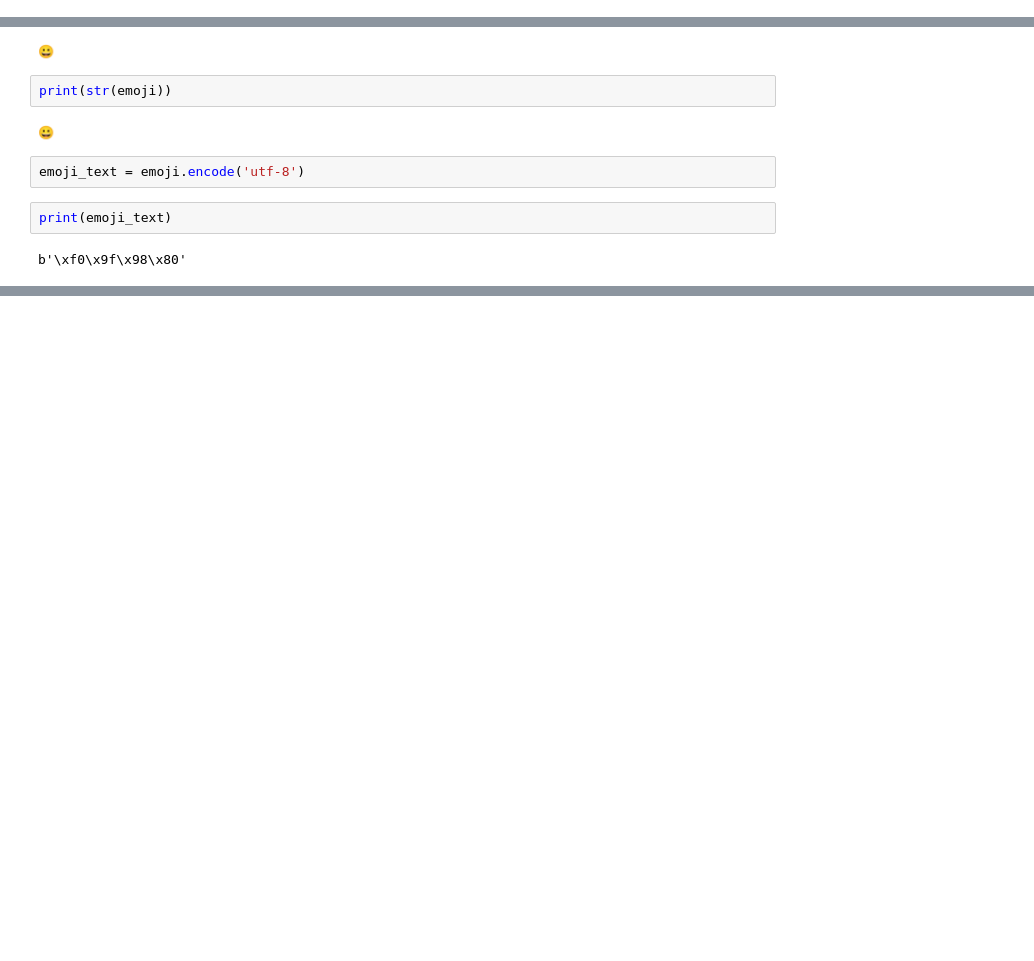
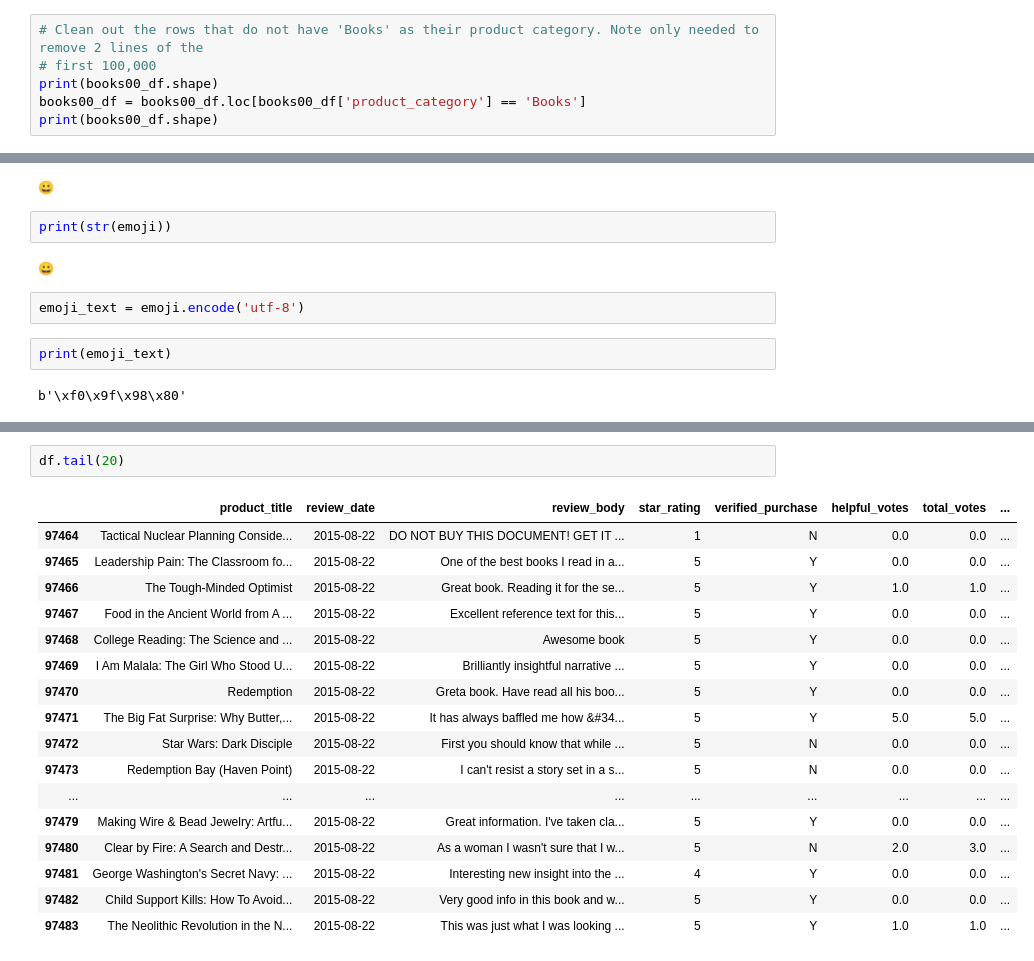
Before and after one commit to TKarlovitzDrexel/DSCI591_ACRSent, a Jupyter notebook: DSCI591_books_exploratory.ipynb, the cells around one changed output, grey strips where cells are left out. Cells and saved outputs as stored; diff of their text form; blank space fills up the shorter version.

```diff
--- a/DSCI591_books_exploratory.ipynb
+++ b/DSCI591_books_exploratory.ipynb
@@ -30,3 +30,9 @@ array(['Books',
        "Andy Weir has stated that, when he writes, he doesn't have a point or moral to make.  The only reason he writes is to entertain.  &#34;I never want to make the reader do anything but go 'cool' ...
        "Perhaps I thought this book was such a disappointment because prior to reading this I just finished &#34;The Goldfinch&#34;, which was a masterpiece, but I found this book dull and flat. I cou ...
       dtype=object)
+# %%
+# Clean out the rows that do not have 'Books' as their product category. Note only needed to remove 2 lines of the
+# first 100,000
+print(books00_df.shape)
+books00_df = books00_df.loc[books00_df['product_category'] == 'Books']
+print(books00_df.shape)
@@ -202,0 +226,20 @@ b'\xf0\x9f\x98\x80'
+# %%
+df.tail(20)
+# %% [output]
+|  | product_title | review_date | review_body | star_rating | verified_purchase | helpful_votes | total_votes | ... |
+| 97464 | Tactical Nuclear Planning Conside... | 2015-08-22 | DO NOT BUY THIS DOCUMENT! GET IT ... | 1 | N | 0.0 | 0.0 | ... |
+| 97465 | Leadership Pain: The Classroom fo... | 2015-08-22 | One of the best books I read in a... | 5 | Y | 0.0 | 0.0 | ... |
+| 97466 | The Tough-Minded Optimist | 2015-08-22 | Great book. Reading it for the se... | 5 | Y | 1.0 | 1.0 | ... |
+| 97467 | Food in the Ancient World from A ... | 2015-08-22 | Excellent reference text for this... | 5 | Y | 0.0 | 0.0 | ... |
+| 97468 | College Reading: The Science and ... | 2015-08-22 | Awesome book | 5 | Y | 0.0 | 0.0 | ... |
+| 97469 | I Am Malala: The Girl Who Stood U... | 2015-08-22 | Brilliantly insightful narrative ... | 5 | Y | 0.0 | 0.0 | ... |
+| 97470 | Redemption | 2015-08-22 | Greta book. Have read all his boo... | 5 | Y | 0.0 | 0.0 | ... |
+| 97471 | The Big Fat Surprise: Why Butter,... | 2015-08-22 | It has always baffled me how &#34... | 5 | Y | 5.0 | 5.0 | ... |
+| 97472 | Star Wars: Dark Disciple | 2015-08-22 | First you should know that while ... | 5 | N | 0.0 | 0.0 | ... |
+| 97473 | Redemption Bay (Haven Point) | 2015-08-22 | I can't resist a story set in a s... | 5 | N | 0.0 | 0.0 | ... |
+| ... | ... | ... | ... | ... | ... | ... | ... | ... |
+| 97479 | Making Wire & Bead Jewelry: Artfu... | 2015-08-22 | Great information. I've taken cla... | 5 | Y | 0.0 | 0.0 | ... |
+| 97480 | Clear by Fire: A Search and Destr... | 2015-08-22 | As a woman I wasn't sure that I w... | 5 | N | 2.0 | 3.0 | ... |
+| 97481 | George Washington's Secret Navy: ... | 2015-08-22 | Interesting new insight into the ... | 4 | Y | 0.0 | 0.0 | ... |
+| 97482 | Child Support Kills: How To Avoid... | 2015-08-22 | Very good info in this book and w... | 5 | Y | 0.0 | 0.0 | ... |
+| 97483 | The Neolithic Revolution in the N... | 2015-08-22 | This was just what I was looking ... | 5 | Y | 1.0 | 1.0 | ... |
```
Also changed, not shown: parts of 11 cells of this notebook.
